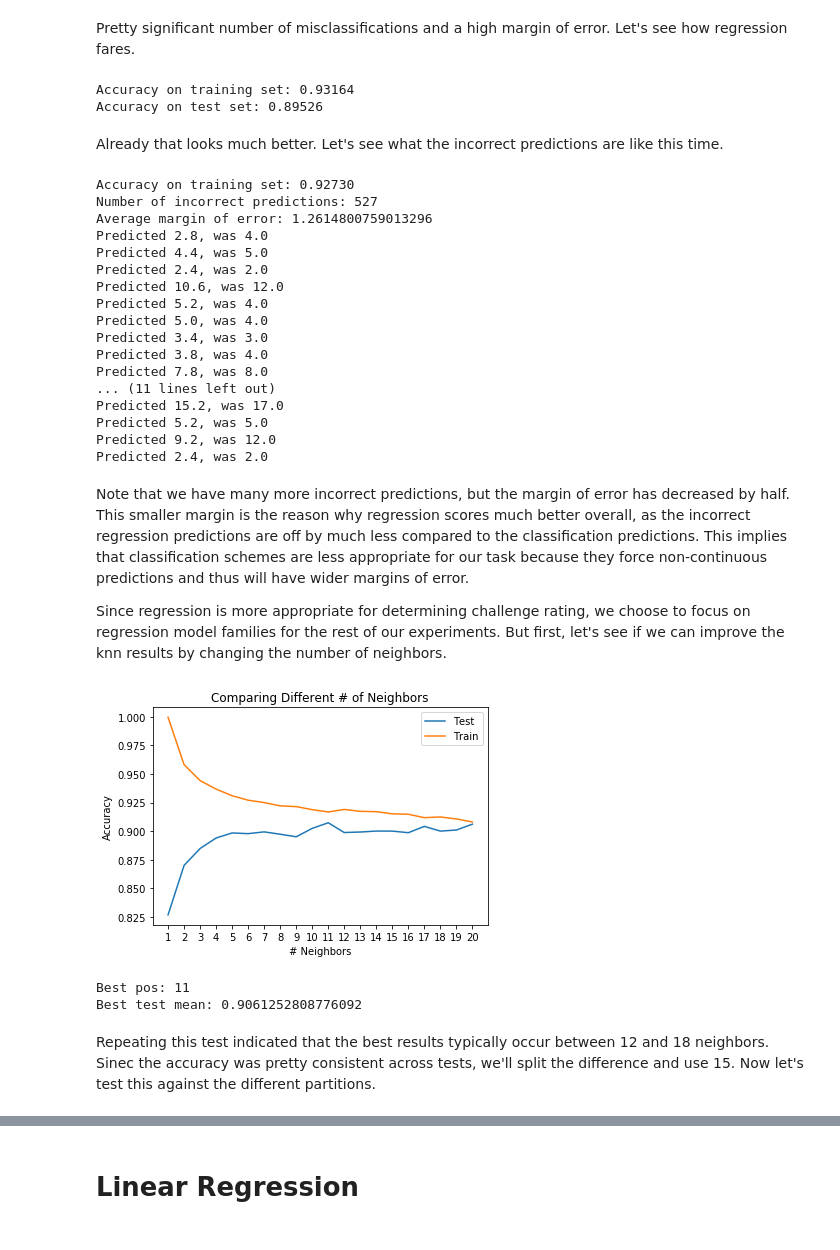
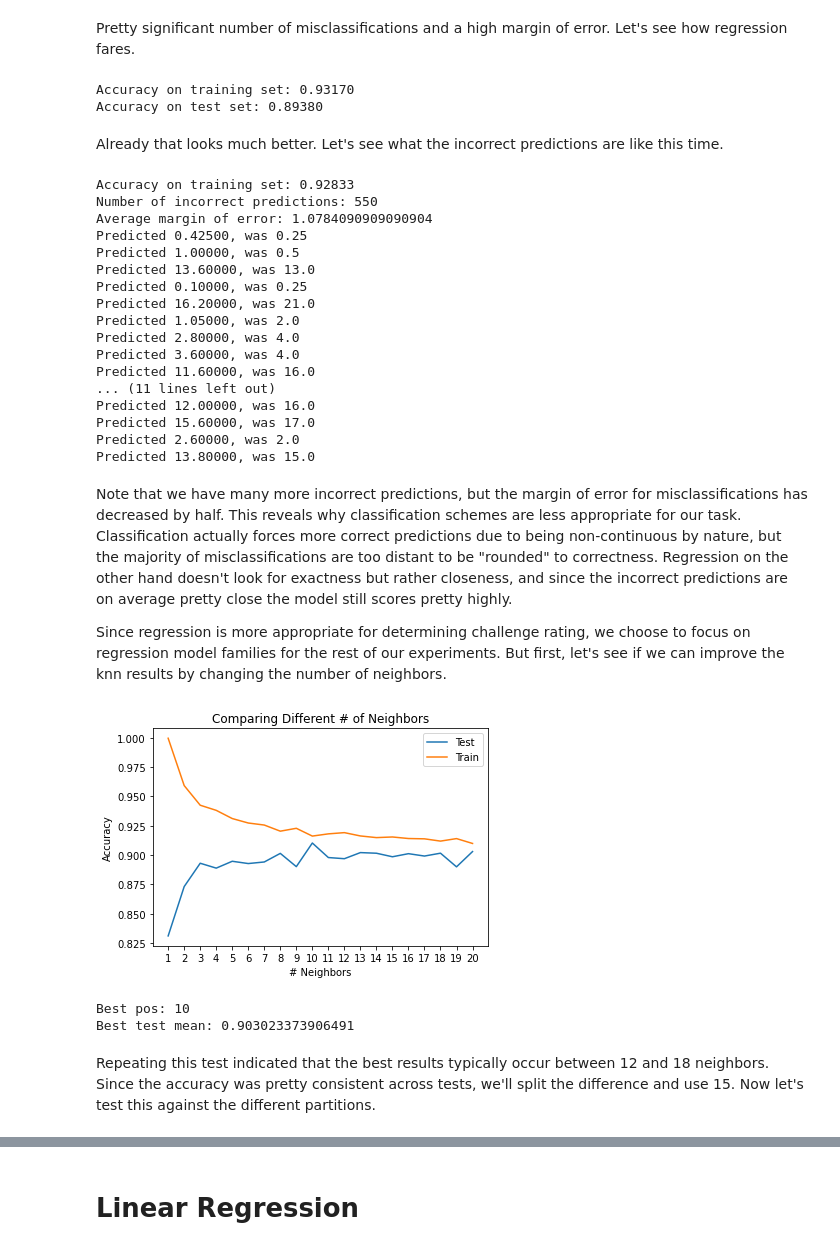
Before and after one commit to josiahhsu/csci_351_project, a Jupyter notebook: DnD_Project.ipynb, the cells around one changed output, grey strips where cells are left out. Cells and saved outputs as stored; diff of their text form; code cells hidden in the pictures.

Commit message:
Update textual descriptions, added more graphs, updated homebrew section, general cleanup

```diff
--- a/DnD_Project.ipynb
+++ b/DnD_Project.ipynb
@@ -217,71 +212,71 @@ Predicted 15.0, was 26.0
 Pretty significant number of misclassifications and a high margin of error. Let's see how regression fares.
 # %%
 knn_reg = KNeighborsRegressor(5)
-print_test_model(knn_reg, X, y_shift, 100)
+print_test_model(knn_reg, X, y, 100)
 # %% [output]
-Accuracy on training set: 0.93164
-Accuracy on test set: 0.89526
+Accuracy on training set: 0.93170
+Accuracy on test set: 0.89380
 # %% [markdown]
 Already that looks much better. Let's see what the incorrect predictions are like this time.
 # %%
 knn_reg = KNeighborsRegressor(5)
-print_test_missed_model(knn_reg, X, y_shift, 10)
+print_test_missed_model(knn_reg, X, y, 10)
 # %% [output]
-Accuracy on training set: 0.92730
-Number of incorrect predictions: 527
-Average margin of error: 1.2614800759013296
-Predicted 2.8, was 4.0
-Predicted 4.4, was 5.0
-Predicted 2.4, was 2.0
-Predicted 10.6, was 12.0
-Predicted 5.2, was 4.0
-Predicted 5.0, was 4.0
-Predicted 3.4, was 3.0
-Predicted 3.8, was 4.0
-Predicted 7.8, was 8.0
+Accuracy on training set: 0.92833
+Number of incorrect predictions: 550
+Average margin of error: 1.0784090909090904
+Predicted 0.42500, was 0.25
+Predicted 1.00000, was 0.5
+Predicted 13.60000, was 13.0
+Predicted 0.10000, was 0.25
+Predicted 16.20000, was 21.0
+Predicted 1.05000, was 2.0
+Predicted 2.80000, was 4.0
+Predicted 3.60000, was 4.0
+Predicted 11.60000, was 16.0
 ... (11 lines left out)
-Predicted 15.2, was 17.0
-Predicted 5.2, was 5.0
-Predicted 9.2, was 12.0
-Predicted 2.4, was 2.0
+Predicted 12.00000, was 16.0
+Predicted 15.60000, was 17.0
+Predicted 2.60000, was 2.0
+Predicted 13.80000, was 15.0
 # %% [markdown]
-Note that we have many more incorrect predictions, but the margin of error has decreased by half. This smaller margin is the reason why regression scores much better overall, as the incorrect regression predictions are off by much less compared to the classification predictions. This implies that classification schemes are less appropriate for our task because they force non-continuous predictions and thus will have wider margins of error.
+Note that we have many more incorrect predictions, but the margin of error for misclassifications has decreased by half. This reveals why classification schemes are less appropriate for our task. Classification actually forces more correct predictions due to being non-continuous by nature, but the majority of misclassifications are too distant to be "rounded" to correctness. Regression on the other hand doesn't look for exactness but rather closeness, and since the incorrect predictions are on average pretty close the model still scores pretty highly.
 
 Since regression is more appropriate for determining challenge rating, we choose to focus on regression model families for the rest of our experiments. But first, let's see if we can improve the knn results by changing the number of neighbors.
 # %%
 test_max = 0
 best_pos = 0
 
 ave_test = []
 ave_train = []
 neighbors = []
 
-for i in range(1, 21):
+for i in range(1,21):
     knn_reg = KNeighborsRegressor(i)
-    train_mean, test_mean = test_model(knn_reg, X, y_shift, 20)
+    train_mean, test_mean = test_model(knn_reg, X, y, 20)
     ave_test.append(test_mean)
     ave_train.append(train_mean)
     neighbors.append(i)
     if (test_mean > test_max):
         test_max = test_mean
         best_pos = i
 
 plt.plot(neighbors, ave_test, label="Test")
 plt.plot(neighbors, ave_train, label="Train")
 plt.title("Comparing Different # of Neighbors")
 plt.xlabel("# Neighbors")
 plt.ylabel("Accuracy")
 plt.xticks([i for i in range(1,21)])
 plt.legend()
 plt.show()
 
 print("Best pos: {}".format(best_pos))
 print("Best test mean: {}".format(test_mean))
 # %% [output]
-[figure, old version]
+[figure, new version]
-Best pos: 11
-Best test mean: 0.9061252808776092
+Best pos: 10
+Best test mean: 0.903023373906491
 # %% [markdown]
-Repeating this test indicated that the best results typically occur between 12 and 18 neighbors. Sinec the accuracy was pretty consistent across tests, we'll split the difference and use 15. Now let's test this against the different partitions.
+Repeating this test indicated that the best results typically occur between 12 and 18 neighbors. Since the accuracy was pretty consistent across tests, we'll split the difference and use 15. Now let's test this against the different partitions.
 # %%
 knn_reg = KNeighborsRegressor(15)
```
Also changed, not shown: parts of 52 cells of this notebook.
